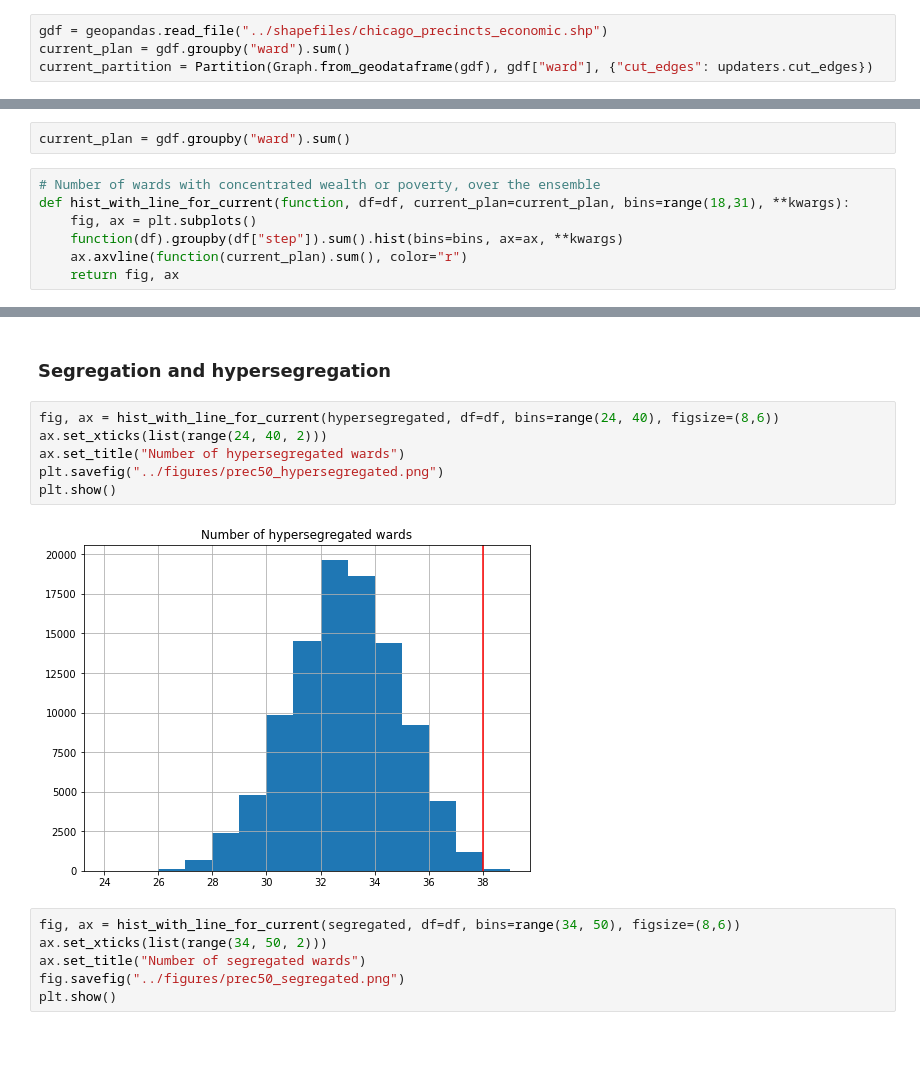
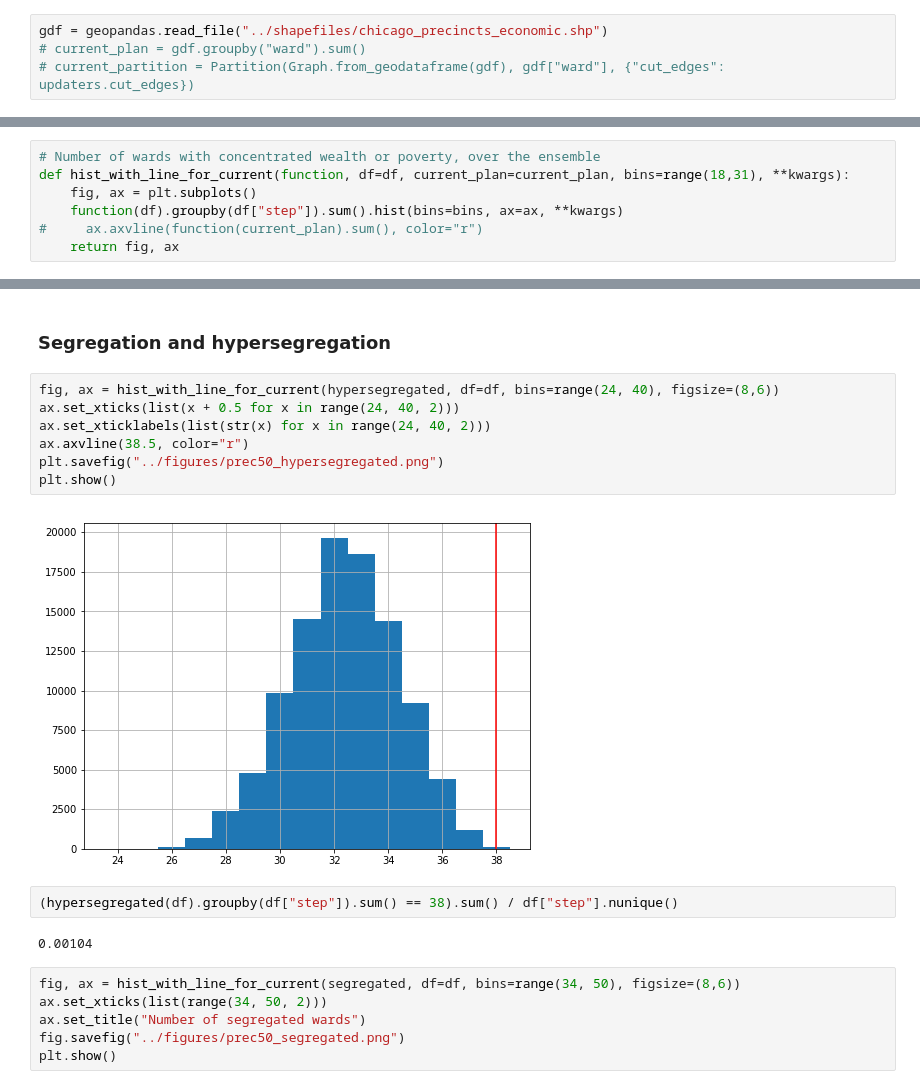
Before and after one commit to mggg/chicago, a Jupyter notebook: ensembles/Analysis.ipynb, the cells around one changed output, grey strips where cells are left out. Cells and saved outputs as stored; diff of their text form; blank space fills up the shorter version.

```diff
--- a/ensembles/Analysis.ipynb
+++ b/ensembles/Analysis.ipynb
@@ -8,7 +9,7 @@ from gerrychain import Graph, Partition, updaters
 # %%
 gdf = geopandas.read_file("../shapefiles/chicago_precincts_economic.shp")
-current_plan = gdf.groupby("ward").sum()
-current_partition = Partition(Graph.from_geodataframe(gdf), gdf["ward"], {"cut_edges": updaters.cut_edges})
+# current_plan = gdf.groupby("ward").sum()
+# current_partition = Partition(Graph.from_geodataframe(gdf), gdf["ward"], {"cut_edges": updaters.cut_edges})
 # %% [markdown]
 ## Finding interesting plans
 # %%
@@ -121,14 +118,12 @@ below_20k(first_plan).sum() / all_households(first_plan).sum()
 above_200k(first_plan).sum() / all_households(first_plan).sum()
 # %% [markdown]
 ### Comparing to current plan
-# %%
-current_plan = gdf.groupby("ward").sum()
 # %%
 # Number of wards with concentrated wealth or poverty, over the ensemble
 def hist_with_line_for_current(function, df=df, current_plan=current_plan, bins=range(18,31), **kwargs):
     fig, ax = plt.subplots()
     function(df).groupby(df["step"]).sum().hist(bins=bins, ax=ax, **kwargs)
-    ax.axvline(function(current_plan).sum(), color="r")
+#     ax.axvline(function(current_plan).sum(), color="r")
     return fig, ax
 # %%
 hist_with_line_for_current(has_concentrated_wealth, bins=range(3,9))
@@ -155,12 +150,17 @@ plt.show()
 ### Segregation and hypersegregation
 # %%
 fig, ax = hist_with_line_for_current(hypersegregated, df=df, bins=range(24, 40), figsize=(8,6))
-ax.set_xticks(list(range(24, 40, 2)))
-ax.set_title("Number of hypersegregated wards")
+ax.set_xticks(list(x + 0.5 for x in range(24, 40, 2)))
+ax.set_xticklabels(list(str(x) for x in range(24, 40, 2)))
+ax.axvline(38.5, color="r")
 plt.savefig("../figures/prec50_hypersegregated.png")
 plt.show()
 # %% [output]
-[figure, old version]
+[figure, new version]
+# %%
+(hypersegregated(df).groupby(df["step"]).sum() == 38).sum() / df["step"].nunique()
+# %% [output]
+0.00104
 # %%
 fig, ax = hist_with_line_for_current(segregated, df=df, bins=range(34, 50), figsize=(8,6))
 ax.set_xticks(list(range(34, 50, 2)))
```
Also changed, not shown: parts of 32 cells of this notebook, 1 other file.
